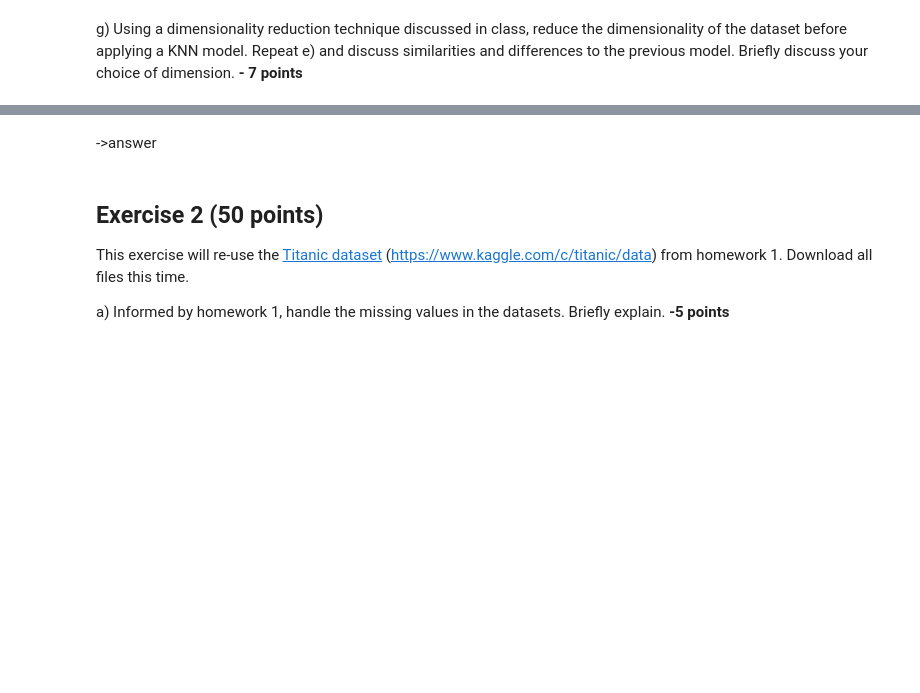
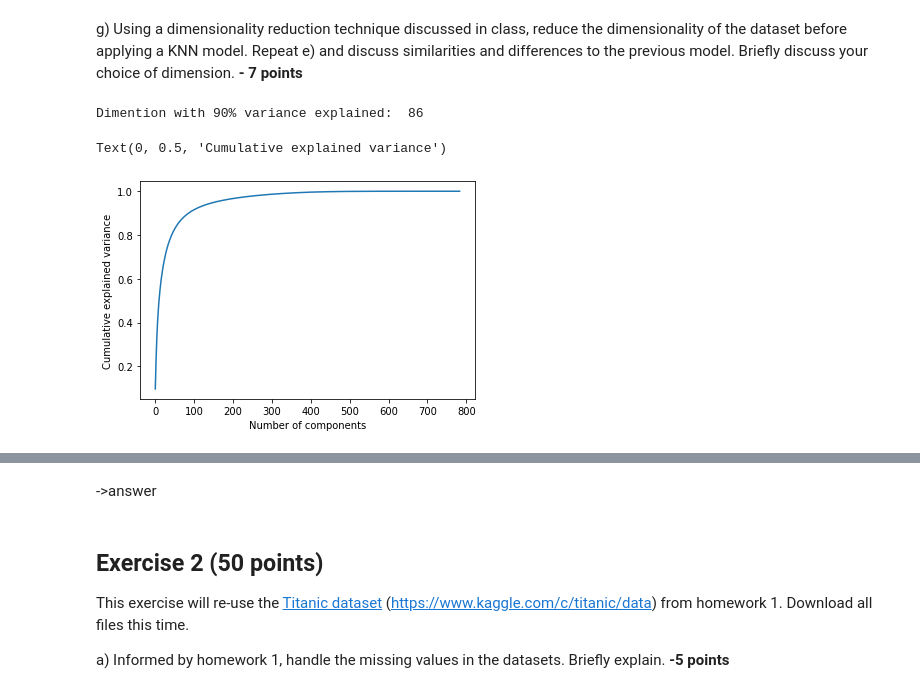
Before and after one commit to ivanisakov99/CS506, a Jupyter notebook: HW/4. Classification/homework4.ipynb, the cells around one changed output, grey strips where cells are left out. Drawn from its saved outputs; the diff is of its cells as text; code cells hidden in the pictures; blank space fills up the shorter version.

```diff
--- a/HW/4. Classification/homework4.ipynb
+++ b/HW/4. Classification/homework4.ipynb
@@ -200,5 +149,17 @@ for img, ax in zip(neighbours, axes):
 # %% [markdown]
 g) Using a dimensionality reduction technique discussed in class, reduce the dimensionality of the dataset before applying a KNN model. Repeat e) and discuss similarities and differences to the previous model. Briefly discuss your choice of dimension. **- 7 points**
+# %%
+pca = PCA().fit(X)
+var_explained = np.cumsum(pca.explained_variance_ratio_)
+pca_k = np.where(var_explained >= 0.9)[0][0]
+print('Dimention with 90% variance explained: ', pca_k)
+plt.plot(var_explained)
+plt.xlabel('Number of components')
+plt.ylabel('Cumulative explained variance')
+# %% [output]
+Dimention with 90% variance explained:  86
+Text(0, 0.5, 'Cumulative explained variance')
+[figure, added]
 # %%
 train_scores, test_scores = [], []
 
```
Also changed, not shown: parts of 29 cells of this notebook.
